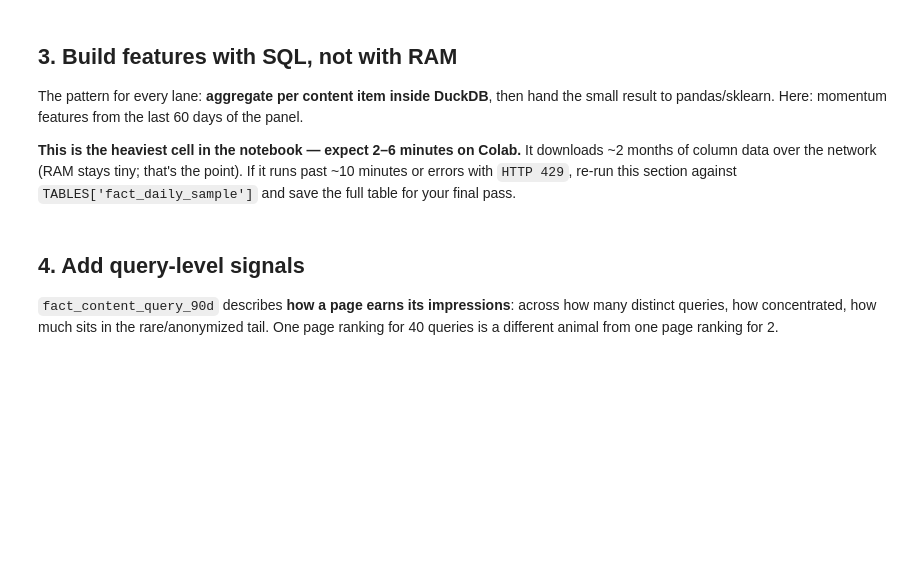
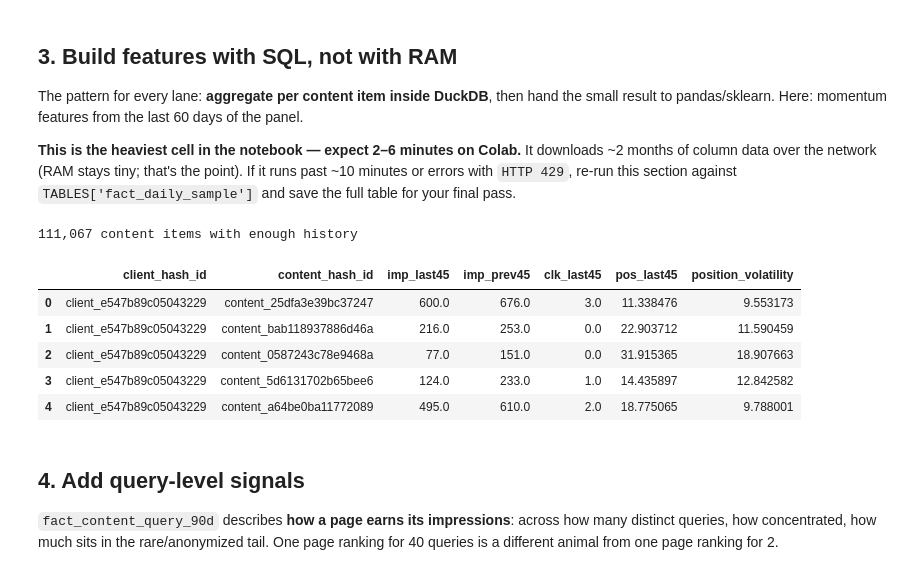
Before and after one commit to Shakir-j/flyrank-internship-ml, a Jupyter notebook: notebooks/03_working_with_the_full_release.ipynb, the cells around one changed output. Saved outputs shown, nothing was run; the diff lists cells and outputs as text; code cells hidden in the pictures; blank space fills up the shorter version.

```diff
--- a/notebooks/03_working_with_the_full_release.ipynb
+++ b/notebooks/03_working_with_the_full_release.ipynb
@@ -87,24 +108,33 @@ result to pandas/sklearn. Here: momentum features from the last 60 days of the p
 # %%
 features = con.sql(f"""
     WITH bounds AS (
-        SELECT MAX(report_date) AS end_d FROM {TABLES['fact_daily']}
+        SELECT MAX(report_date) AS end_d FROM {TABLES['fact_daily_sample']}
     ),
     windowed AS (
         SELECT f.client_hash_id, f.content_hash_id,
-               SUM(CASE WHEN f.report_date >  b.end_d - INTERVAL 30 DAY THEN f.gsc_impressions ELSE 0 END) AS imp_last30,
-               SUM(CASE WHEN f.report_date <= b.end_d - INTERVAL 30 DAY THEN f.gsc_impressions ELSE 0 END) AS imp_prev30,
-               SUM(CASE WHEN f.report_date >  b.end_d - INTERVAL 30 DAY THEN f.gsc_clicks ELSE 0 END)      AS clk_last30,
-               AVG(CASE WHEN f.report_date >  b.end_d - INTERVAL 30 DAY THEN f.gsc_avg_position END)       AS pos_last30
+               SUM(CASE WHEN f.report_date >  b.end_d - INTERVAL 45 DAY THEN f.gsc_impressions ELSE 0 END) AS imp_last45,
+               SUM(CASE WHEN f.report_date <= b.end_d - INTERVAL 45 DAY THEN f.gsc_impressions ELSE 0 END) AS imp_prev45,
+               SUM(CASE WHEN f.report_date >  b.end_d - INTERVAL 45 DAY THEN f.gsc_clicks ELSE 0 END)      AS clk_last45,
+               AVG(CASE WHEN f.report_date >  b.end_d - INTERVAL 45 DAY THEN f.gsc_avg_position END)       AS pos_last45,
+               STDDEV(f.gsc_avg_position)                                                                AS position_volatility
         FROM {TABLES['fact_daily']} f, bounds b
-        WHERE f.report_date > b.end_d - INTERVAL 60 DAY
+        WHERE f.report_date > b.end_d - INTERVAL 90 DAY
         GROUP BY 1, 2
-        HAVING imp_prev30 >= 100
+        HAVING imp_prev45 >= 150
     )
     SELECT * FROM windowed
 """).df()
 
 print(f'{len(features):,} content items with enough history')
 features.head()
+# %% [output]
+111,067 content items with enough history
+|  | client_hash_id | content_hash_id | imp_last45 | imp_prev45 | clk_last45 | pos_last45 | position_volatility |
+| 0 | client_e547b89c05043229 | content_25dfa3e39bc37247 | 600.0 | 676.0 | 3.0 | 11.338476 | 9.553173 |
+| 1 | client_e547b89c05043229 | content_bab118937886d46a | 216.0 | 253.0 | 0.0 | 22.903712 | 11.590459 |
+| 2 | client_e547b89c05043229 | content_0587243c78e9468a | 77.0 | 151.0 | 0.0 | 31.915365 | 18.907663 |
+| 3 | client_e547b89c05043229 | content_5d6131702b65bee6 | 124.0 | 233.0 | 1.0 | 14.435897 | 12.842582 |
+| 4 | client_e547b89c05043229 | content_a64be0ba11772089 | 495.0 | 610.0 | 2.0 | 18.775065 | 9.788001 |
 # %% [markdown]
 ## 4. Add query-level signals
 
```
Also changed, not shown: parts of 5 cells of this notebook.
